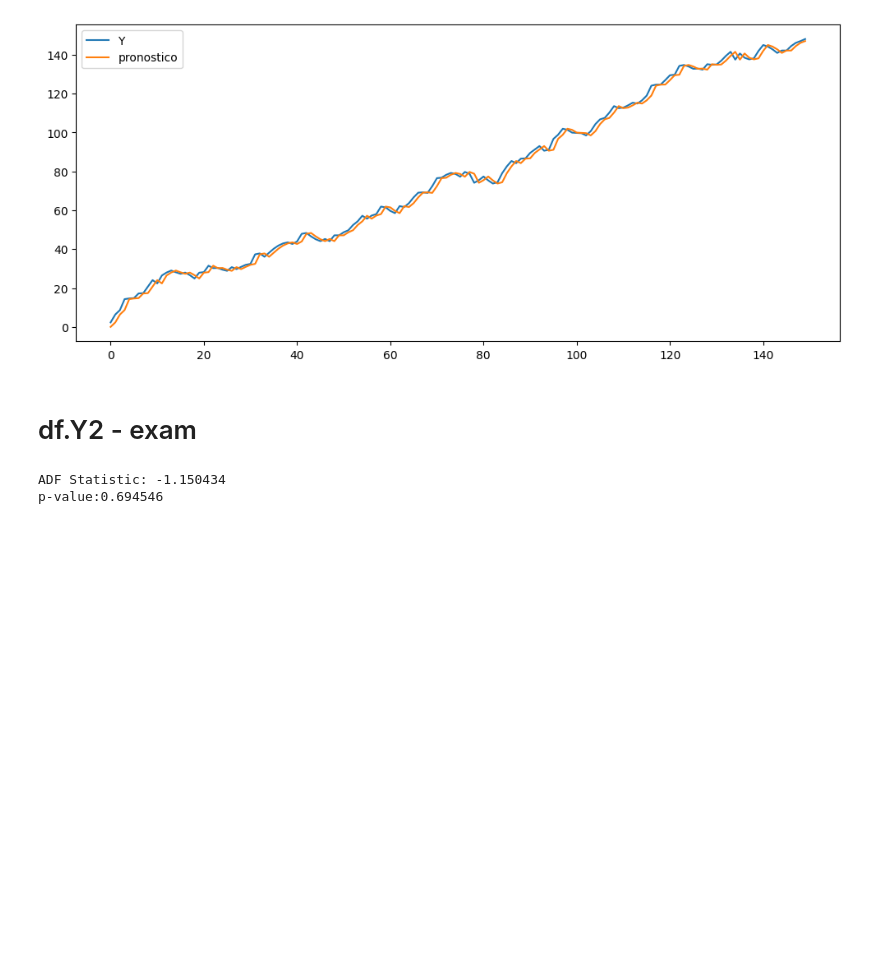
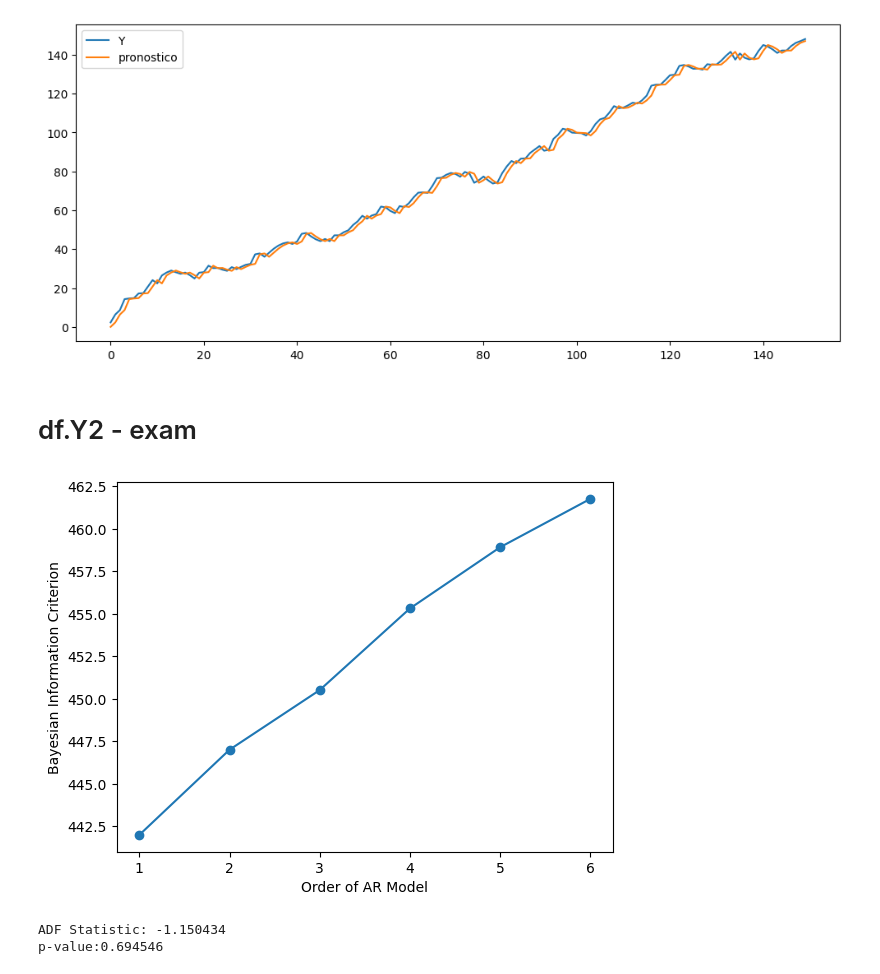
Before and after one commit to venidaydream/Intro_to_Big_Data, a Jupyter notebook: Taller2_2.ipynb, the cells around one changed output. Drawn from its saved outputs; the diff is of its cells as text; code cells hidden in the pictures; blank space fills up the shorter version.

```diff
--- a/Taller2_2.ipynb
+++ b/Taller2_2.ipynb
@@ -36,0 +55,12 @@ plt.show()
+# %%
+import itertools
+p=d=q=range(0,2)
+pdq=list(itertools.product(p,d,q))
+
+for param in pdq:
+  try:
+    model_arima=sm.tsa.arima.ARIMA(df.Y,order=param)
+    model_arima_fit=model_arima.fit()
+    print(param,model_arima_fit.bic)
+  except:
+    continue
@@ -143,6 +182,24 @@ plt.show()
 [figure]
 # %% [markdown]
 # df.Y2 - exam
+# %%
+from statsmodels.tsa.arima.model import ARIMA
+
+# Fit the data to an AR(p) for p = 0,...,6 , and save the BIC
+BIC = np.zeros(7)
+for p in range(7):
+    mod = ARIMA(df.Y2.diff(), order=(p,0,0))
+    res = mod.fit()
+# Save BIC for AR(p)
+    BIC[p] = res.bic
+
+# Plot the BIC as a function of p
+plt.plot(range(1,7), BIC[1:7], marker='o')
+plt.xlabel('Order of AR Model')
+plt.ylabel('Bayesian Information Criterion')
+plt.show()
+# %% [output]
+[figure, added]
 # %%
 # df
 from statsmodels.tsa.stattools import adfuller
```
Also changed, not shown: parts of 21 cells of this notebook.
